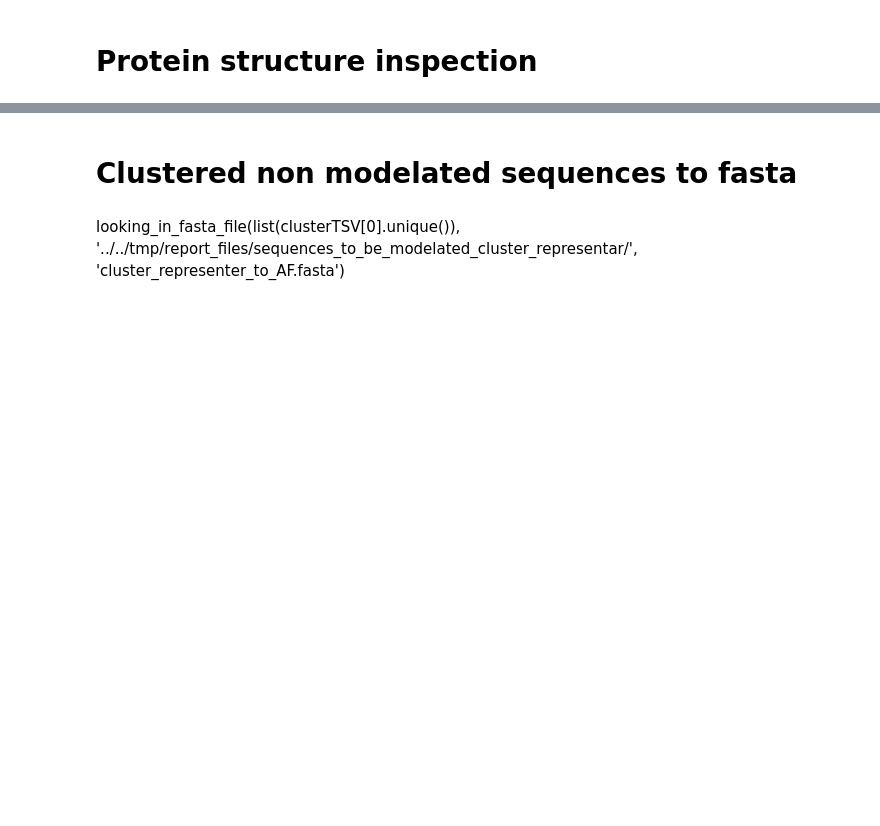
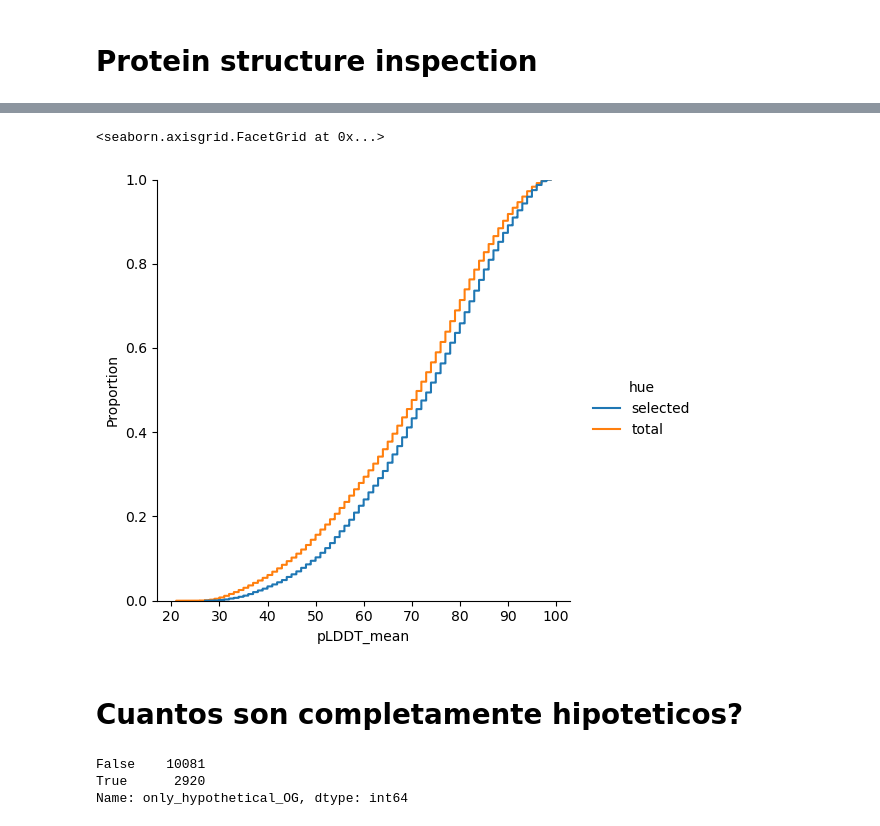
Before and after one commit to JuanTrinidad/ASC, a Jupyter notebook: workflow/notebooks/Data_inspection/1_cluster_inspection_plus_pLDDTdistribution.ipynb, the cells around one changed output, grey strips where cells are left out. Saved outputs shown, nothing was run; the diff lists cells and outputs as text; code cells hidden in the pictures; blank space fills up the shorter version.

```diff
--- a/workflow/notebooks/Data_inspection/1_cluster_inspection_plus_pLDDTdistribution.ipynb
+++ b/workflow/notebooks/Data_inspection/1_cluster_inspection_plus_pLDDTdistribution.ipynb
@@ -58,6 +50,6 @@ df_OG_Tritryp_sices[(df_OG_Tritryp_sices['geneID'] > 1)].shape
 # %% [markdown]
 # Amount of uniprot downloaded - available in AFDB
 # %%
-df_uniprot_pLDDT = pd.read_csv('../../report_files/protein_structure_pLDDT_mean.tsv', sep='\t', header=None, names=['uniprot','pLDDT'])
+df_uniprot_pLDDT = pd.read_csv('../../report/protein_structure_pLDDT_mean.tsv', sep='\t', header=None, names=['uniprot','pLDDT_mean'])
 
-df_mandatory_uniprot = pd.read_csv('../../mandatory_files/fasta_header_to_uniprot.tsv', sep='\t', header=None, names=['geneID','uniprot'])
+df_mandatory_uniprot = pd.read_csv('../../../config/mandatory_files/fasta_header_to_uniprot.tsv', sep='\t', header=None, names=['geneID','uniprot'])
@@ -98,0 +103,8 @@ ortho_g_count = df_gene_information.groupby('Ortholog Group').size().to_frame()
+# %%
+for_ploting = df_ortho[['uniprot', 'pLDDT_mean']]
+for_ploting.loc[:,'hue'] = 'selected'
+
+df_uniprot_pLDDT.loc[:,'hue'] = 'total'
+
+for_ploting = pd.concat([for_ploting, df_uniprot_pLDDT])
+for_ploting = for_ploting.reset_index(drop=True)
@@ -287,3 +127,8 @@ df_gene_information[df_gene_information['Ortholog Group'] == 'OG6r16_113503']
-# %% [markdown]
-# Clustered non modelated sequences to fasta
+# %%
+sns.displot(data=for_ploting, x='pLDDT_mean', hue='hue', kind='ecdf')
+# %% [output]
+<seaborn.axisgrid.FacetGrid at 0x...>
+[figure, added]
+# %% [markdown]
+# Cuantos son completamente hipoteticos?
 # %%
@@ -293,4 +136,6 @@ clusterTSV = pd.read_csv('../../tmp/report_files/sequences_to_be_modelated/ortho
-# %% [markdown]
-looking_in_fasta_file(list(clusterTSV[0].unique()),
-                     '../../tmp/report_files/sequences_to_be_modelated_cluster_representar/',
-                     'cluster_representer_to_AF.fasta')
+# %%
+df_hypothetical_OG.only_hypothetical_OGq.value_counts()
+# %% [output]
+False    10081
+True      2920
+Name: only_hypothetical_OG, dtype: int64
```
Also changed, not shown: parts of 36 cells of this notebook, 37 other files.
